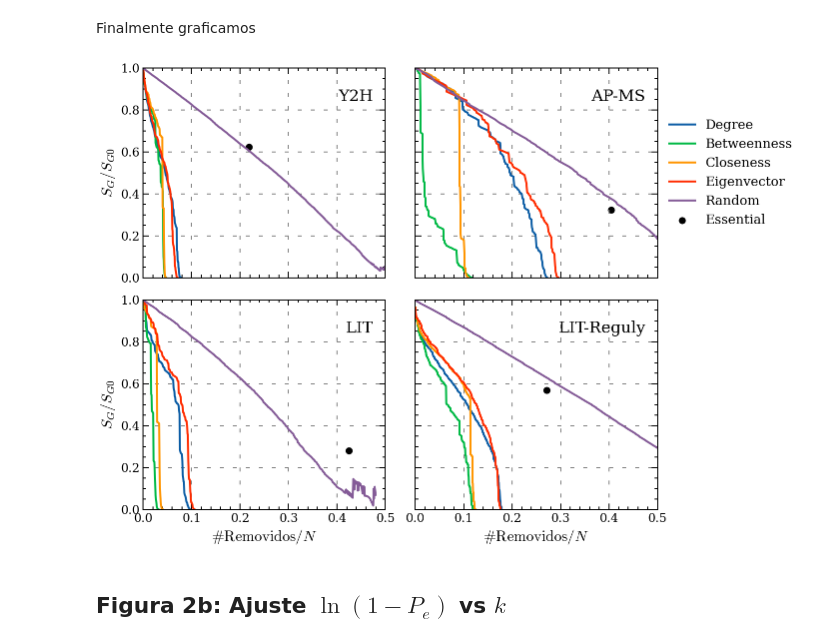
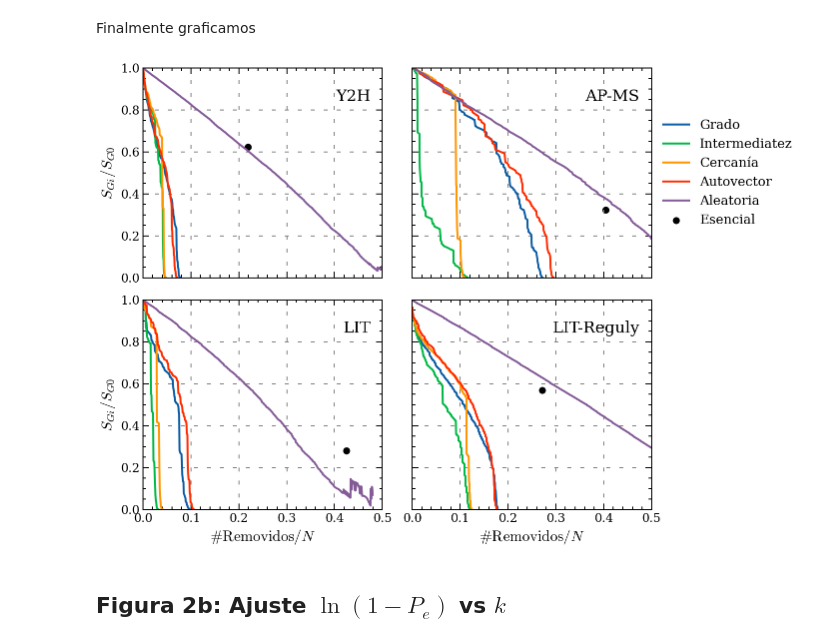
Before and after one commit to facundojgarcia02/CoNet, a Jupyter notebook: TP3/TP3 copy Facu.ipynb, the cells around one changed output. Cells and saved outputs as stored; diff of their text form; code cells hidden in the pictures.

Commit message:
corrección idioma label figura 3

```diff
--- a/TP3/TP3 copy Facu.ipynb
+++ b/TP3/TP3 copy Facu.ipynb
@@ -877,34 +879,38 @@ Finalmente graficamos
 # %%
 fig, axs = plt.subplots(2, 2, figsize = (10, 7), tight_layout=True, sharex=True, sharey=True)
 axs = axs.flatten()
-
+labels_esp = {"Degree": "Grado",
+              "Betweenness": "Intermediatez",
+              "Closeness": "Cercanía",
+              "Eigenvector": "Autovector",
+              "Random": "Aleatoria",}
 #Para cada red
 for i, (net_name, net_dest_vals) in enumerate(dest_dict_u_copy.items()):
     #Para cada centralidad
     for cent_name, vals in net_dest_vals.items():
         #Al final no pedían Subgraph. La sacamos.
         if cent_name not in ("Subgraph"):
-            axs[i].plot(vals[0], vals[1], label = cent_name)
+            axs[i].plot(vals[0], vals[1], label=labels_esp[cent_name])
 
     # ax[i].set_title(net_name)
     axs[i].text(0.95, 0.9, net_name, ha='right', va='top',
                transform=axs[i].transAxes, fontsize=16)
     axs[i].set_ylim(0, 1)
     axs[i].set_xlim(0, 0.5)
 
     x_ess_dot, y_ess_dot = ess_dots[net_name]
-    axs[i].scatter(x_ess_dot, y_ess_dot, color = "black", label = "Essential")
+    axs[i].scatter(x_ess_dot, y_ess_dot, color = "black", label="Esencial")
 
 axs[2].set_xlabel(r"$\# \mathrm{Removidos} / N$")  # "Fracción de nodos removidos"
 axs[3].set_xlabel(r"$\# \mathrm{Removidos} / N$")  # "Fracción de nodos removidos"
-axs[0].set_ylabel(r"$S_G  / S_{G0}$")  # "Fracción de nodos en\nla componente\ngigante restantes"
-axs[2].set_ylabel(r"$S_G / S_{G0}$")  # "Fracción de nodos en\nla componente\ngigante restantes"
+axs[0].set_ylabel(r"$S_{Gi}  / S_{G0}$")  # "Fracción de nodos en\nla componente\ngigante restantes"
+axs[2].set_ylabel(r"$S_{Gi} / S_{G0}$")  # "Fracción de nodos en\nla componente\ngigante restantes"
 axs[1].legend(bbox_to_anchor = (1, 0.5), loc = "center left", frameon = False)
 
 plt.savefig("figura3.png", dpi=300)
 plt.show()
 # %% [output]
-[figure, old version]
+[figure, new version]
 # %% [markdown]
 ## Figura 2b: Ajuste $\ln(1-P_e)$ vs $k$
 # %%
```
Also changed, not shown: parts of 5 cells of this notebook, 1 other file.
